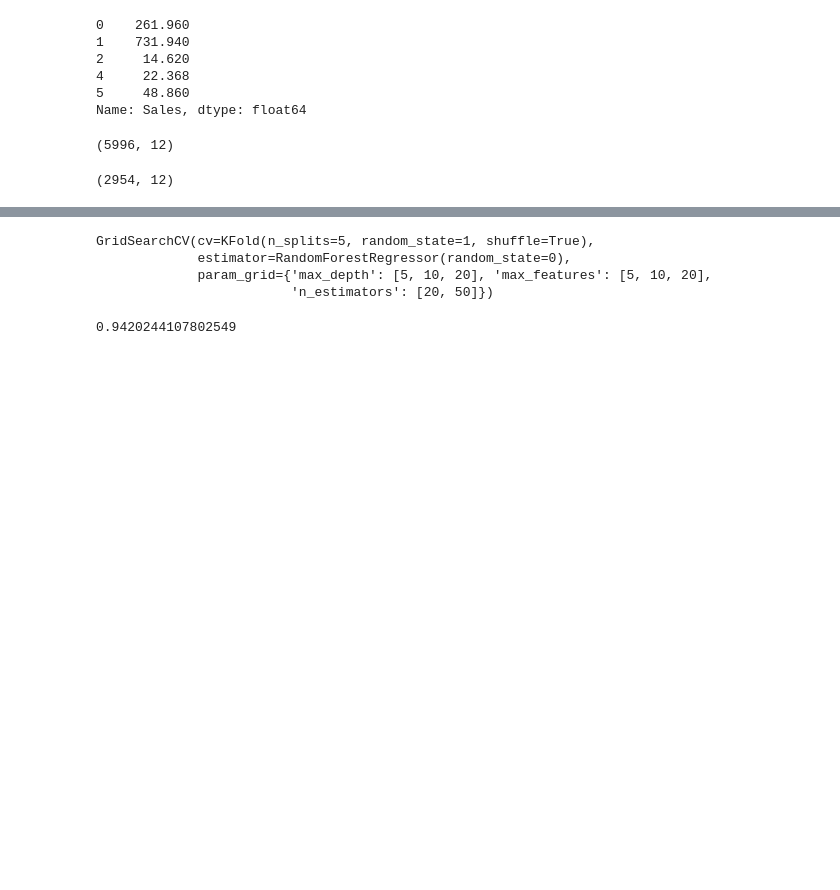
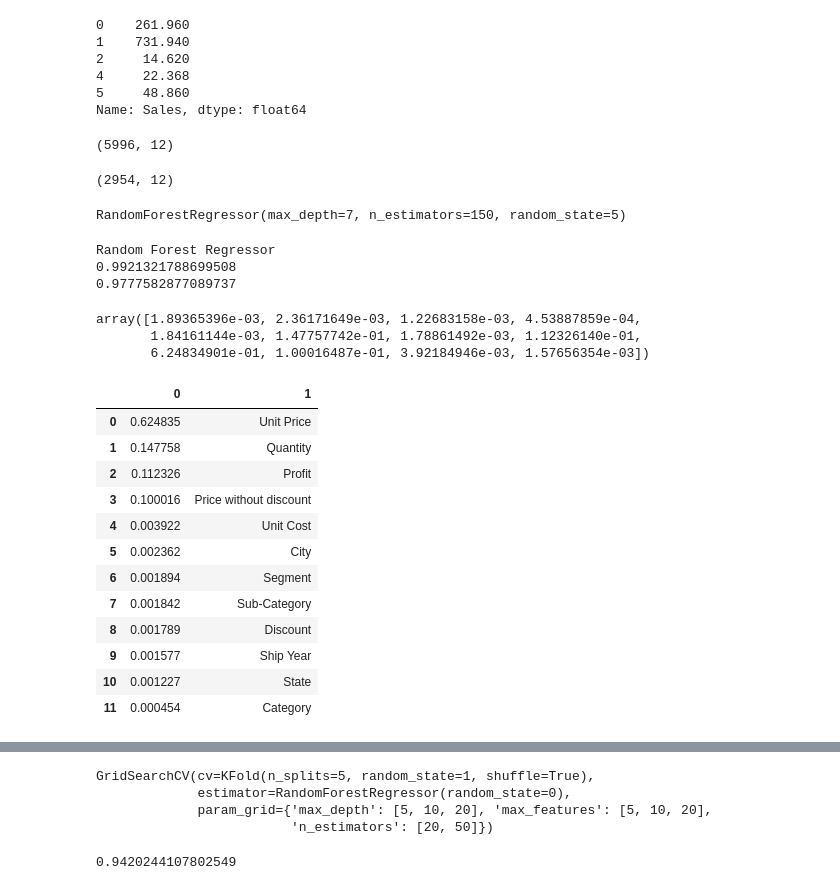
Before and after one commit to jmpealy/project-4-ML-integration, a Jupyter notebook: model_jason.ipynb, the cells around one changed output, grey strips where cells are left out. Saved outputs shown, nothing was run; the diff lists cells and outputs as text; code cells hidden in the pictures; blank space fills up the shorter version.

```diff
--- a/model_jason.ipynb
+++ b/model_jason.ipynb
@@ -272,0 +279,39 @@ X_test.shape
+# %%
+# Fitting the model
+rf_regressor.fit(X_train, y_train)
+# %% [output]
+RandomForestRegressor(max_depth=7, n_estimators=150, random_state=5)
+# %%
+#Compute and return the scores from the model
+print("Random Forest Regressor")
+print(rf_regressor.score(X_train, y_train))
+print(rf_regressor.score(X_test, y_test))
+# %% [output]
+Random Forest Regressor
+0.9921321788699508
+0.9777582877089737
+# %%
+#Run feature analysis
+rf_regressor.feature_importances_
+# %% [output]
+array([1.89365396e-03, 2.36171649e-03, 1.22683158e-03, 4.53887859e-04,
+       1.84161144e-03, 1.47757742e-01, 1.78861492e-03, 1.12326140e-01,
+       6.24834901e-01, 1.00016487e-01, 3.92184946e-03, 1.57656354e-03])
+# %%
+#Match feature importance with the respective category and put into a dataframe
+importances_df = pd.DataFrame(sorted(zip(rf_regressor.feature_importances_, X.columns), reverse=True))
+importances_df
+# %% [output]
+|  | 0 | 1 |
+| 0 | 0.624835 | Unit Price |
+| 1 | 0.147758 | Quantity |
+| 2 | 0.112326 | Profit |
+| 3 | 0.100016 | Price without discount |
+| 4 | 0.003922 | Unit Cost |
+| 5 | 0.002362 | City |
+| 6 | 0.001894 | Segment |
+| 7 | 0.001842 | Sub-Category |
+| 8 | 0.001789 | Discount |
+| 9 | 0.001577 | Ship Year |
+| 10 | 0.001227 | State |
+| 11 | 0.000454 | Category |
```
Also changed, not shown: parts of 15 cells of this notebook.
